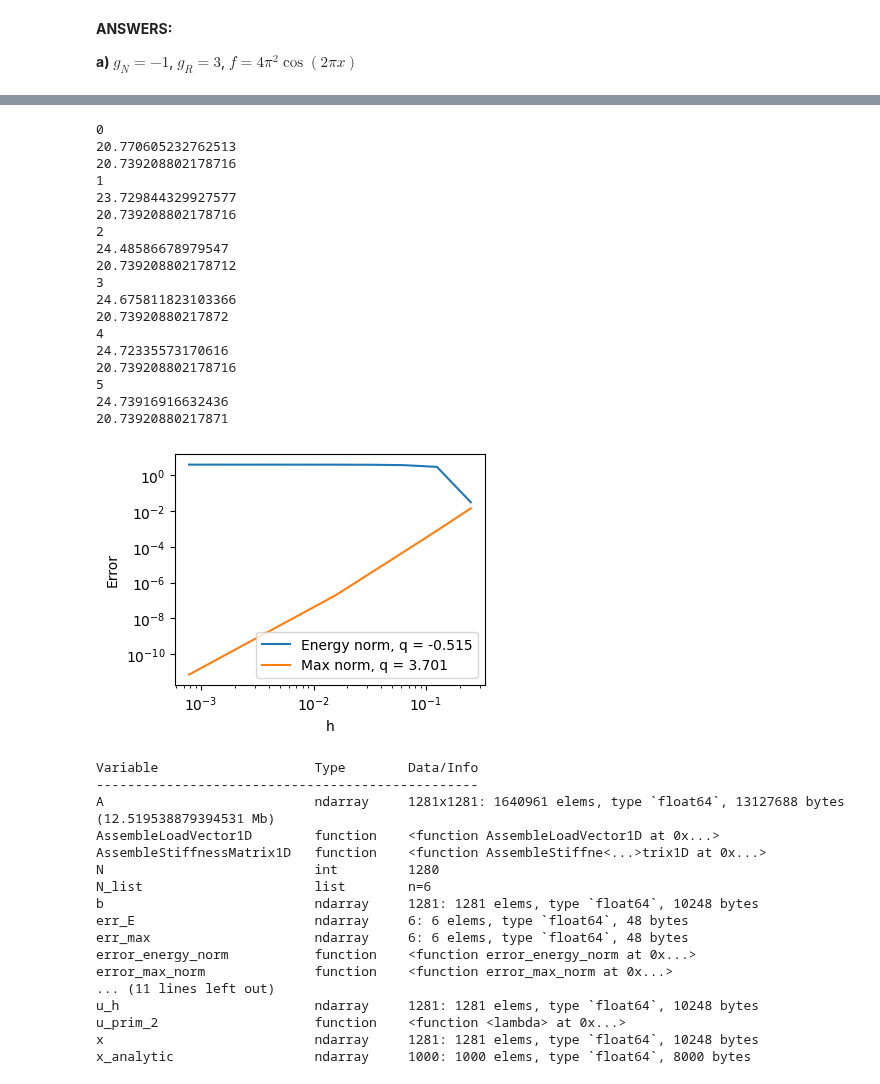
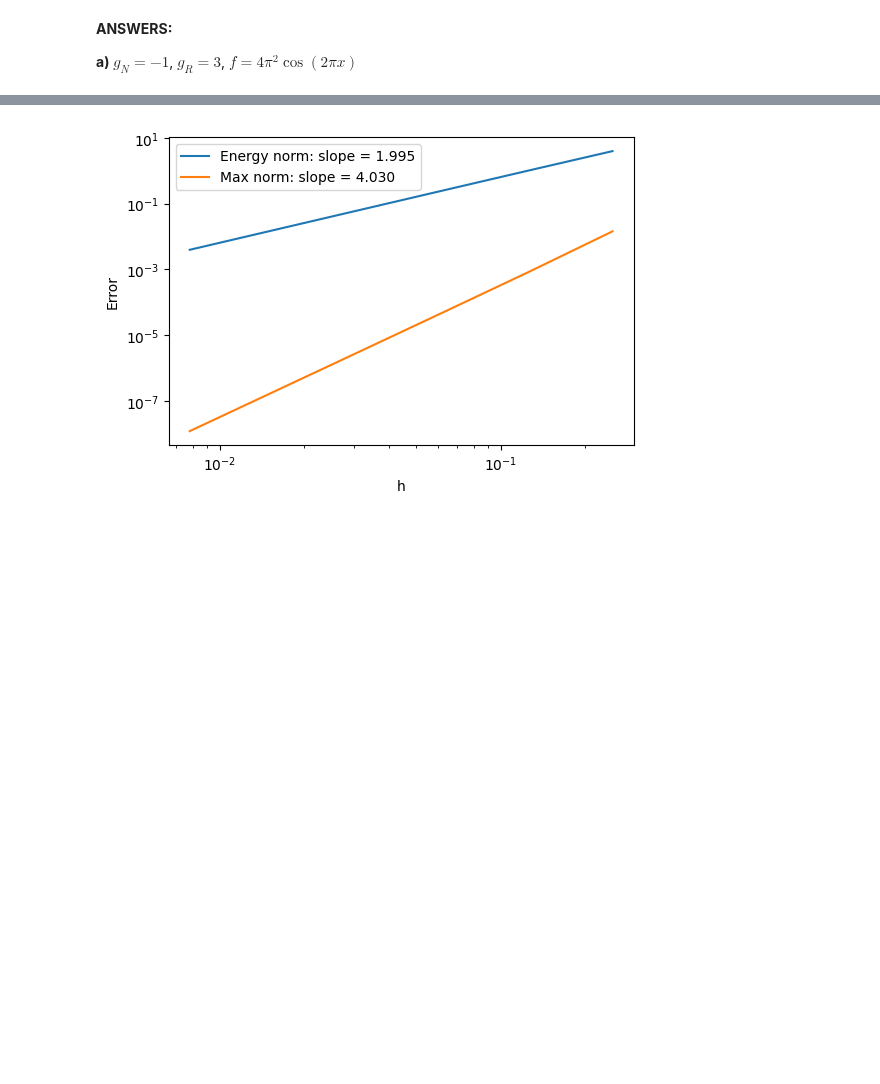
Before and after one commit to todj107/NumPDE, a Jupyter notebook: lab_03_tor.ipynb, the cells around one changed output, grey strips where cells are left out. Saved outputs shown, nothing was run; the diff lists cells and outputs as text; code cells hidden in the pictures; blank space fills up the shorter version.

```diff
--- a/lab_03_tor.ipynb
+++ b/lab_03_tor.ipynb
@@ -247,7 +249,11 @@ N_list = [4, 8, 16, 128]
 x_analytic = np.linspace(0,1,1000)
 u_analytic = lambda x: x + np.cos(2*np.pi*x)
 # %%
-for N in N_list:
+plt.figure(figsize = [6,4])
+plt.plot(x_analytic, u_analytic(x_analytic), "-", color='black')
+legend = ["Analytical"]
+
+for i,N in enumerate(N_list):
     x = np.linspace(0,1,N+1)
     # Assemble A and b
     A = AssembleStiffnessMatrix1D(x)
@@ -257,11 +263,12 @@ for N in N_list:
     u_h = la.solve(A,b)
 
     # Plot
-    plt.figure(figsize = [4,3])
-    plt.plot(x, u_h)
-    plt.plot(x_analytic, u_analytic(x_analytic), "--")
-    plt.legend(["Numerical", "Analytical"])
-    plt.title(f"N = {N}")
+    plt.plot(x, u_h, "--")
+    legend.append(f"N = {N}")
 
+plt.legend(legend)
+plt.title("Analytical vs numerical for differennt N")
+plt.xlabel("x")
+plt.ylabel("y")
 plt.show()
 # %% [output]
@@ -296,76 +295,44 @@ def error_max_norm(u_h, u):
     return np.max(np.abs(u(x) - u_h))
 # %%
 ## d) "main" code
+# Calculating the exact energy norm:
+u_analytic = lambda x: x + np.cos(2*np.pi*x)
+u_prim_2 = lambda x: (1 - 2*np.pi*np.sin(2*np.pi*x))**2
+u_Enorm = energy_norm_exact(u_analytic, u_prim_2)
+
+# Variables and initializations
 N_list = [4, 8, 16, 32, 64, 128]
 h = np.zeros(len(N_list))
 for i,N in enumerate(N_list):
     h[i] = 1/N
-
 err_E = np.zeros(len(N_list))
 err_max = np.zeros(len(N_list))
 
-u_prim_2 = lambda x: (1 - 2*np.pi*np.sin(2*np.pi*x))**2
+# Calculating the error of the norms for different N:
 for i,N in enumerate(N_list):
-    print(i)
     x = np.linspace(0,1,N+1)
-    # Assemble A and b
+
     A = AssembleStiffnessMatrix1D(x)
     b = AssembleLoadVector1D(x, f, g_N, g_R)
-
-    # Solve to find num. solution
     u_h = la.solve(A,b)
 
     # Errors using max and energy norm
-    err_E[i] = error_energy_norm(u_h, u_prim_2, A, x)
+    err_E[i] = error_energy_norm(u_Enorm, u_h, A)
     err_max[i] = error_max_norm(u_h, u_analytic)
 
+# Slope of error
 q_E = np.polyfit(np.log(h), np.log(err_E), 1)[0]
 q_max = np.polyfit(np.log(h), np.log(err_max), 1)[0]
 
-plt.figure(figsize=[4,3])
+# Plot result
+plt.figure(figsize=[6,4])
 plt.loglog(h, err_E)
 plt.loglog(h, err_max)
 
 plt.xlabel("h")
 plt.ylabel("Error")
-plt.legend([f"Energy norm, q = {q_E:.03f}", f"Max norm, q = {q_max:.3f}"])
+plt.legend([f"Energy norm: slope = {q_E:.03f}", f"Max norm: slope = {q_max:.3f}"])
 
 plt.show()
-%whos
 # %% [output]
-0
-20.770605232762513
-20.739208802178716
-1
-23.729844329927577
-20.739208802178716
-2
-24.48586678979547
-20.739208802178712
-3
-24.675811823103366
-20.73920880217872
-4
-24.72335573170616
-20.739208802178716
-5
-24.73916916632436
-20.73920880217871
-[figure, old version]
+[figure, new version]
-Variable                    Type        Data/Info
--------------------------------------------------
-A                           ndarray     1281x1281: 1640961 elems, type `float64`, 13127688 bytes (12.519538879394531 Mb)
-AssembleLoadVector1D        function    <function AssembleLoadVector1D at 0x...>
-AssembleStiffnessMatrix1D   function    <function AssembleStiffne<...>trix1D at 0x...>
-N                           int         1280
-N_list                      list        n=6
-b                           ndarray     1281: 1281 elems, type `float64`, 10248 bytes
-err_E                       ndarray     6: 6 elems, type `float64`, 48 bytes
-err_max                     ndarray     6: 6 elems, type `float64`, 48 bytes
-error_energy_norm           function    <function error_energy_norm at 0x...>
-error_max_norm              function    <function error_max_norm at 0x...>
-... (11 lines left out)
-u_h                         ndarray     1281: 1281 elems, type `float64`, 10248 bytes
-u_prim_2                    function    <function <lambda> at 0x...>
-x                           ndarray     1281: 1281 elems, type `float64`, 10248 bytes
-x_analytic                  ndarray     1000: 1000 elems, type `float64`, 8000 bytes
```
Also changed, not shown: parts of 3 cells of this notebook.
